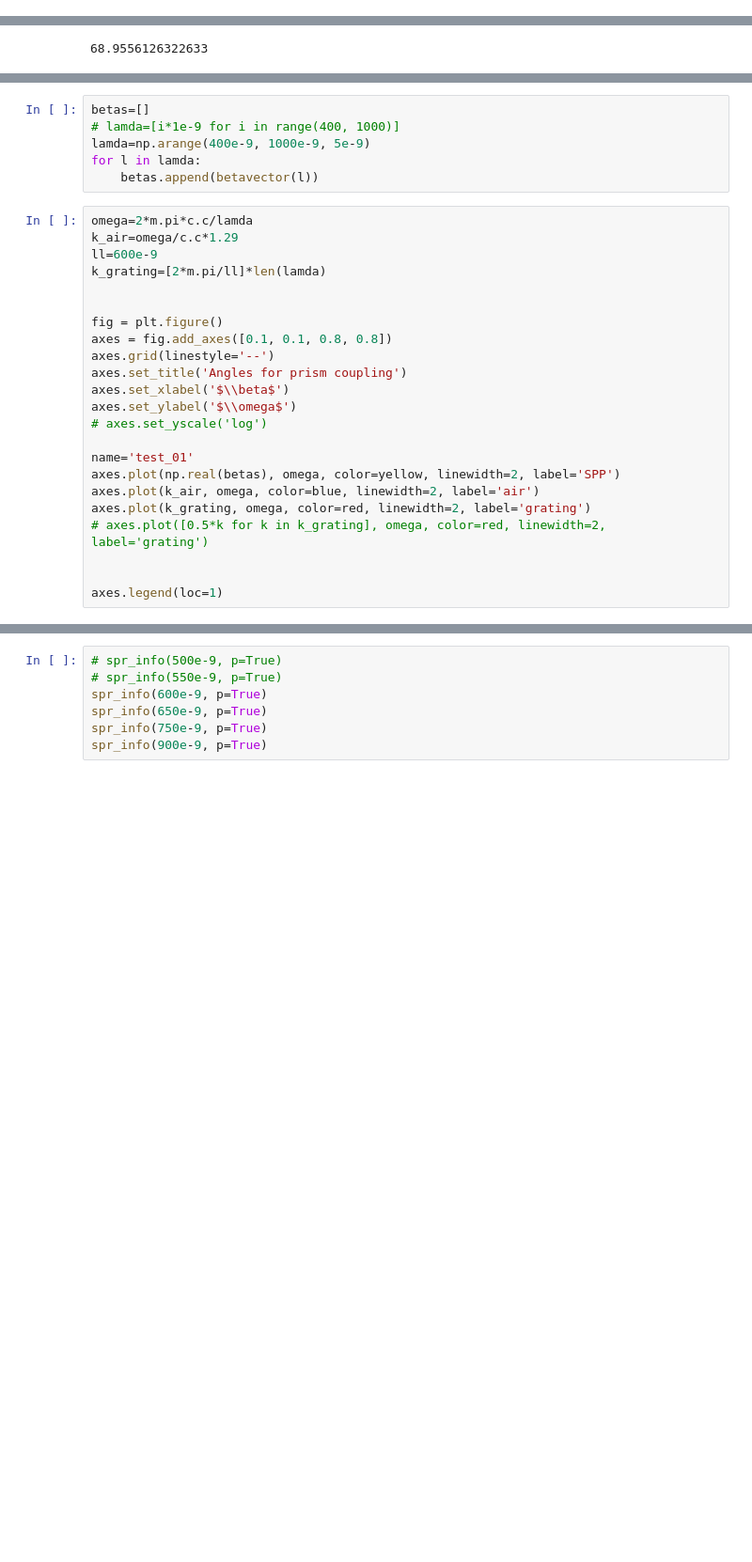
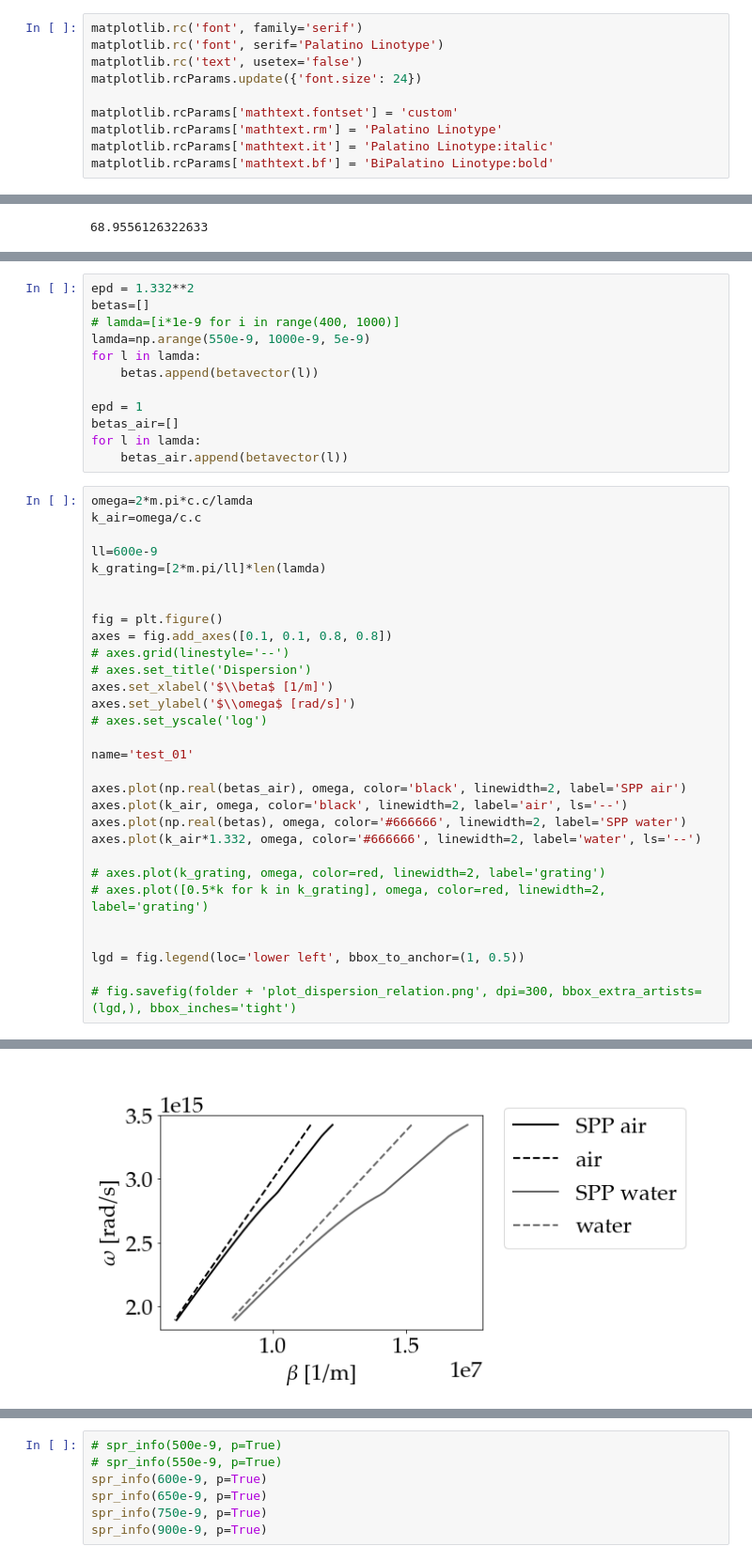
Before and after one commit to Yennda/Notes_jupyter, a Jupyter notebook: plasmon.ipynb, the cells around one changed output, grey strips where cells are left out. Shown at 94% size. Saved outputs shown, nothing was run; the diff lists cells and outputs as text; blank space fills up the shorter version.

Commit message:
scattering

```diff
--- a/plasmon.ipynb
+++ b/plasmon.ipynb
@@ -20,3 +21,13 @@ folder='C:/Users/Bukacek/OneDrive - UFE/thesis/diplomka/prism_setup/'
+# %%
+matplotlib.rc('font', family='serif')
+matplotlib.rc('font', serif='Palatino Linotype')
+matplotlib.rc('text', usetex='false')
+matplotlib.rcParams.update({'font.size': 24})
+
+matplotlib.rcParams['mathtext.fontset'] = 'custom'
+matplotlib.rcParams['mathtext.rm'] = 'Palatino Linotype'
+matplotlib.rcParams['mathtext.it'] = 'Palatino Linotype:italic'
+matplotlib.rcParams['mathtext.bf'] = 'BiPalatino Linotype:bold'
 # %%
 class Permeability():
     def __init__(self):
@@ -223,30 +231,43 @@ axes.yaxis.set_minor_locator(plt.MaxNLocator(41))
 # %%
+epd = 1.332**2
 betas=[]
 # lamda=[i*1e-9 for i in range(400, 1000)]
-lamda=np.arange(400e-9, 1000e-9, 5e-9)
+lamda=np.arange(550e-9, 1000e-9, 5e-9)
 for l in lamda:
     betas.append(betavector(l))
+
+epd = 1
+betas_air=[]
+for l in lamda:
+    betas_air.append(betavector(l))
 # %%
 omega=2*m.pi*c.c/lamda
-k_air=omega/c.c*1.29
+k_air=omega/c.c
+
 ll=600e-9
 k_grating=[2*m.pi/ll]*len(lamda)
 
 
 fig = plt.figure()
 axes = fig.add_axes([0.1, 0.1, 0.8, 0.8])
-axes.grid(linestyle='--')
-axes.set_title('Angles for prism coupling')
-axes.set_xlabel('$\\beta$')
-axes.set_ylabel('$\\omega$')
+# axes.grid(linestyle='--')
+# axes.set_title('Dispersion')
+axes.set_xlabel('$\\beta$ [1/m]')
+axes.set_ylabel('$\\omega$ [rad/s]')
 # axes.set_yscale('log')
 
 name='test_01'
-axes.plot(np.real(betas), omega, color=yellow, linewidth=2, label='SPP')
-axes.plot(k_air, omega, color=blue, linewidth=2, label='air')
-axes.plot(k_grating, omega, color=red, linewidth=2, label='grating')
+
+axes.plot(np.real(betas_air), omega, color='black', linewidth=2, label='SPP air')
+axes.plot(k_air, omega, color='black', linewidth=2, label='air', ls='--')
+axes.plot(np.real(betas), omega, color='#666666', linewidth=2, label='SPP water')
+axes.plot(k_air*1.332, omega, color='#666666', linewidth=2, label='water', ls='--')
+
+# axes.plot(k_grating, omega, color=red, linewidth=2, label='grating')
 # axes.plot([0.5*k for k in k_grating], omega, color=red, linewidth=2, label='grating')
 
 
-axes.legend(loc=1)
+lgd = fig.legend(loc='lower left', bbox_to_anchor=(1, 0.5))
+
+# fig.savefig(folder + 'plot_dispersion_relation.png', dpi=300, bbox_extra_artists=(lgd,), bbox_inches='tight')
 # %% [output]
@@ -255,0 +274 @@ axes.legend(loc=1)
+[figure, added]
```
Also changed, not shown: parts of 9 cells of this notebook, 6 other files.
